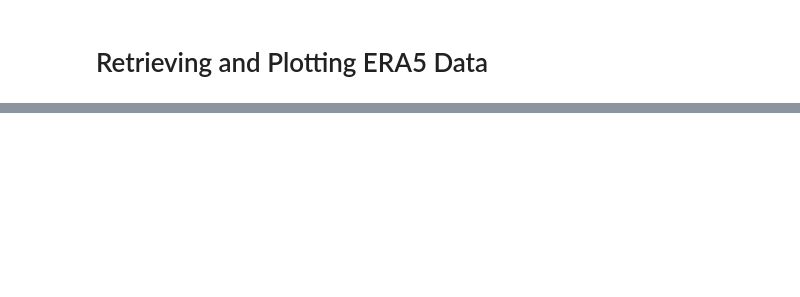
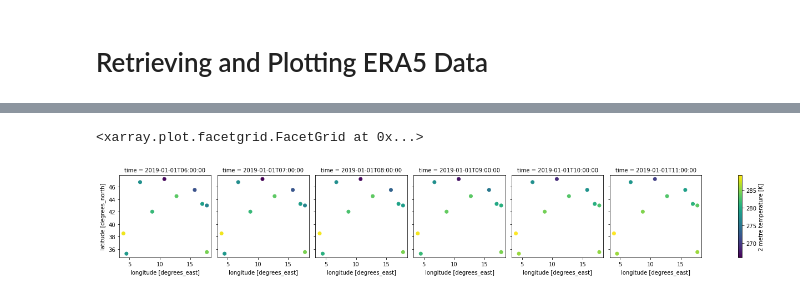
Before and after one commit to CMCC-Foundation/geokube, a Jupyter notebook: examples/plot/era5-simple-points.ipynb, the cells around one changed output, grey strips where cells are left out. Saved outputs shown, nothing was run; the diff lists cells and outputs as text; code cells hidden in the pictures; blank space fills up the shorter version.

```diff
--- a/examples/plot/era5-simple-points.ipynb
+++ b/examples/plot/era5-simple-points.ipynb
@@ -38,3 +114,6 @@ temperature
 # %%
-temperature.plot()
+temperature.plot(point_time_series=False)
+# %% [output]
+<xarray.plot.facetgrid.FacetGrid at 0x...>
+[figure, added]
 # %%
```
Also changed, not shown: parts of 9 cells of this notebook, 1 other file.
